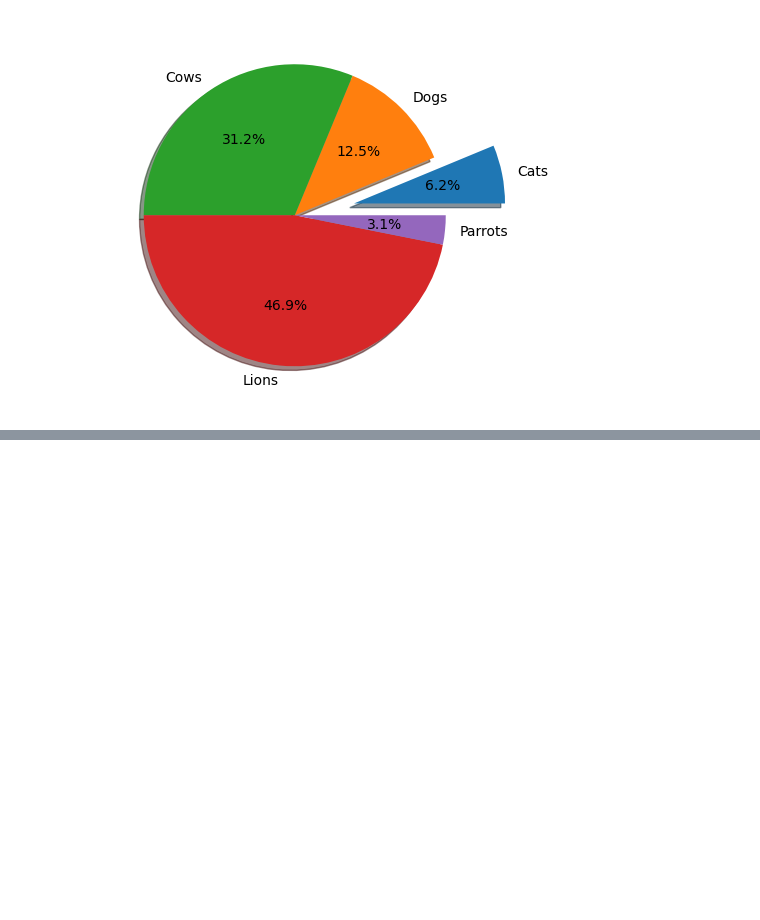
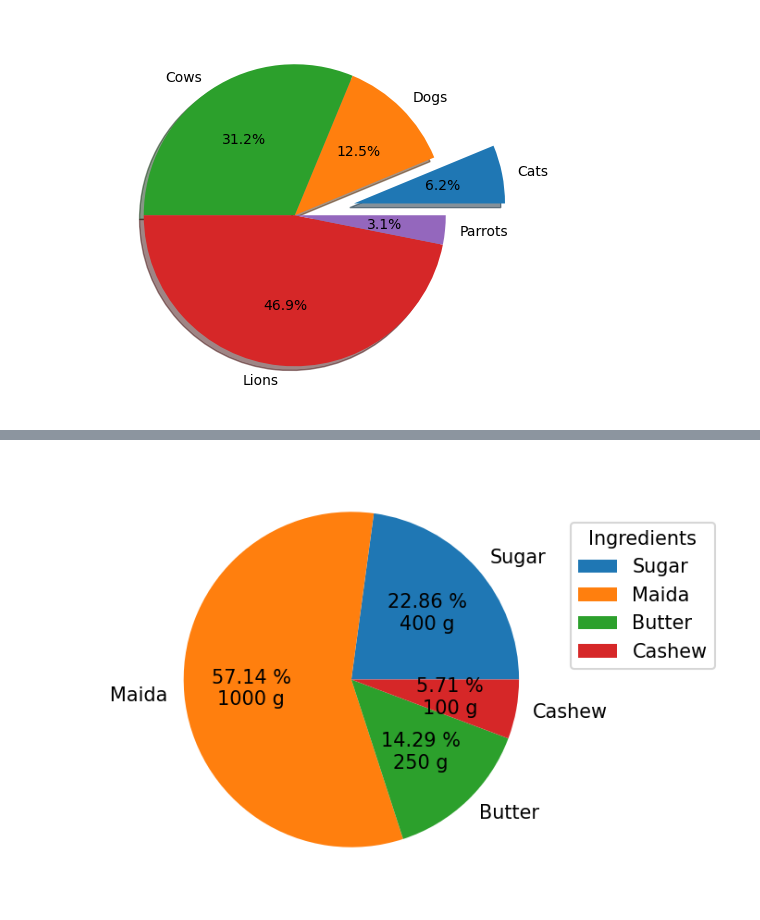
Before and after one commit to lavkushsingh31/ML-Practice-Exercises, a Jupyter notebook: Matplotlib Practice.ipynb, the cells around one changed output, grey strips where cells are left out. Cells and saved outputs as stored; diff of their text form; code cells hidden in the pictures; blank space fills up the shorter version.

```diff
--- a/Matplotlib Practice.ipynb
+++ b/Matplotlib Practice.ipynb
@@ -226,0 +242,20 @@ plt.show()
+# %%
+fig, ax = plt.subplots(dpi = 150)
+recipe = ['400 g Sugar', '1000 g Maida', '250 g Butter', '100 g Cashew']
+
+data =  [float(item.split(' ')[0]) for item in recipe]
+ing = [item.split(' ')[-1]  for item in recipe]
+explode = [0,0,0,0]
+
+def labels_qty(pct, vals):
+    absolute = int(pct/100*np.sum(vals))
+    return "{} %\n{:d} g".format(round(pct,2), absolute)
+
+wedges, texts, autotexts = ax.pie(data, labels = ing, autopct = lambda pct: labels_qty(pct, data), explode = explode)
+ax.legend(wedges, ing,
+         title = 'Ingredients', loc = 'center left',
+         bbox_to_anchor = (1, 0.7))
+
+plt.show()
+# %% [output]
+[figure, added]
```
Also changed, not shown: parts of 2 cells of this notebook.
